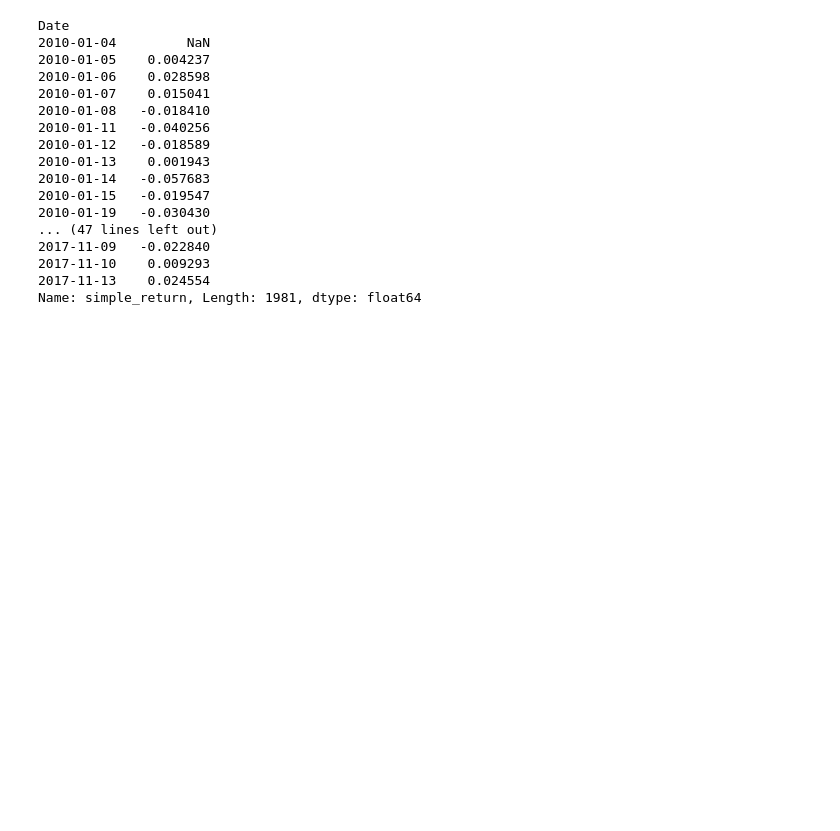
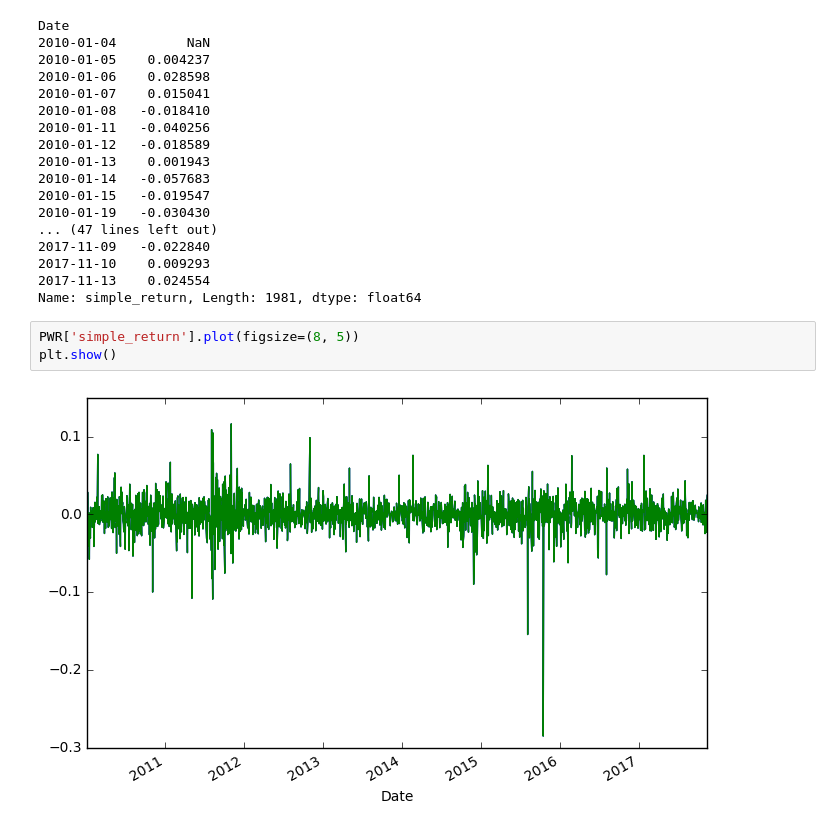
Before and after one commit to jefedeltejas/pythonFinance, a Jupyter notebook: Simple_returns_pt1.ipynb, the cells around one changed output. Drawn from its saved outputs; the diff is of its cells as text; blank space fills up the shorter version.

Commit message:
simple return calcs

```diff
--- a/Simple_returns_pt1.ipynb
+++ b/Simple_returns_pt1.ipynb
@@ -45,3 +45,8 @@ Date
 2017-11-10    0.009293
 2017-11-13    0.024554
 Name: simple_return, Length: 1981, dtype: float64
+# %%
+PWR['simple_return'].plot(figsize=(8, 5))
+plt.show()
+# %% [output]
+[figure, added]
```
